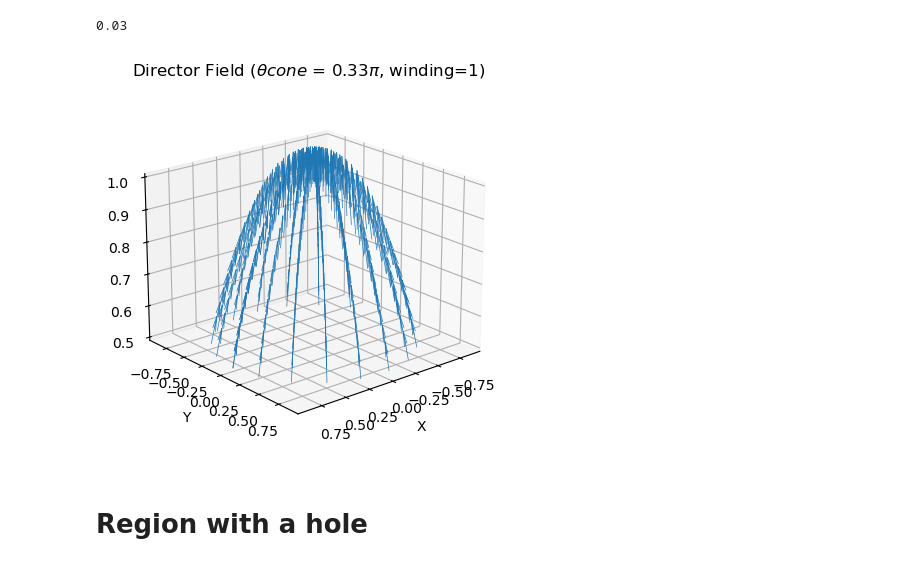
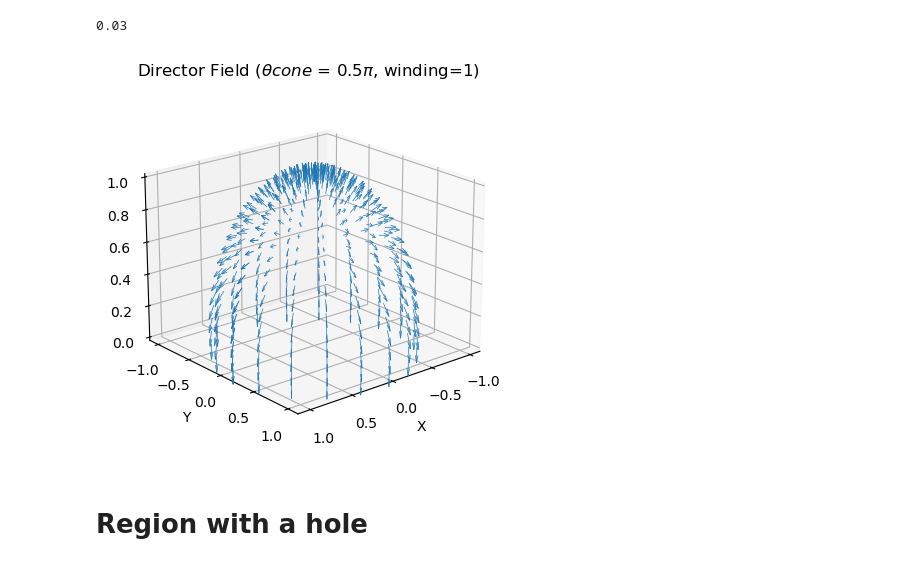
Before and after one commit to Chayush123/MasterThesis, a Jupyter notebook: 3d charge calculation.ipynb, the cells around one changed output. Saved outputs shown, nothing was run; the diff lists cells and outputs as text; code cells hidden in the pictures.

Commit message:
with example of one smectic cone

```diff
--- a/3d charge calculation.ipynb
+++ b/3d charge calculation.ipynb
@@ -41,6 +41,10 @@ def th(X: np.ndarray):
     """Returns the polar angle theta at point X on the unit sphere theta."""
     return np.arccos(X[2]/np.sqrt(X[0]**2 + X[1]**2 + X[2]**2))
 
+def phi(X: np.ndarray):
+    """Returns the azimuthal angle phi at point X on the unit sphere."""
+    return np.arctan2(X[1], X[0])
+
 def ncone(X: np.ndarray, w) -> np.ndarray:
     """Returns the director n on the boundary of the cone at point X on the unit sphere.
     Args:
@@ -51,15 +55,9 @@ def ncone(X: np.ndarray, w) -> np.ndarray:
         n = cos(w*phi)*vt + sin(w*phi)*vr
         where phi = arctan2(y,x)
 
-        if x=0 then we separate fo different cases"""
-    if X[0] == 0 and X[1] == 0:
-        return np.zeros(3)
-    elif X[0] == 0 and X[1] > 0:
-        return np.cos(w * np.pi / 2) * vt(X) + np.sin(w * np.pi / 2) * vr(X)
-    elif X[0] == 0 and X[1] < 0:
-        return np.cos(w * np.pi / 2) * vt(X) - np.sin(w * np.pi / 2) * vr(X)
-    else:
-        return np.cos(w * np.arctan2(X[1], X[0])) * vt(X) + np.sin(w * np.arctan2(X[1], X[0])) * vr(X)
+        np need to separate to defferent cases since arctan2 can handle x=0 case"""
+
+    return np.cos(w * np.arctan2(X[1], X[0])) * vt(X) + np.sin(w * np.arctan2(X[1], X[0])) * vr(X)
 
 def smectic_director(X):
     """ Returns the smectic director field at point X on the unit sphere. In north pole +Z direcrtion"""
@@ -78,6 +76,8 @@ def nhat(X, thetacone: float, w=2, smectic_case = False, radial_case = False, ex
         # n = np.cos(th(X) * np.pi/(2 * thetacone)) * vr(X) + np.sin(th(X) * np.pi/(2 * thetacone)) * smectic_director(X)
     elif radial_case:
         n = np.sin(4 * th(X)) * X + np.cos(4 * th(X)) * X
+    elif example_case:
+        n = np.array([np.cos(phi(X)) * np.sin(2 * th(X)), np.sin(phi(X)) * np.sin(2 * th(X)), np.cos(2 * th(X))])
     else:
         n = th(X) * ncone(X, w) + (thetacone - th(X)) * np.array([0, 0, 1]) # added a smooth term that vanishes at the boundary (thetacone)
     return n / np.linalg.norm(n)
@@ -227,7 +228,7 @@ smectic_result
 qdown = charge()
 # %%
 #visualization of the director field on the sphere
-def plot_vector_field(thetacone=np.pi/4, winding=1, num_points=20, smectic_case=False, radial_case=False):
+def plot_vector_field(thetacone=np.pi/4, winding=1, num_points=20, smectic_case=False, radial_case=False, example_case = False):
     """Plot the director field on a cap of the sphere."""
     fig = plt.figure()
     ax = fig.add_subplot(111, projection='3d')
@@ -250,7 +251,7 @@ def plot_vector_field(thetacone=np.pi/4, winding=1, num_points=20, smectic_case=
     for i in range(num_points):
         for j in range(num_points):
             point = np.array([x[i,j], y[i,j], z[i,j]])
-            n = nhat(point, thetacone, winding, smectic_case,radial_case)
+            n = nhat(point, thetacone, winding, smectic_case,radial_case, example_case)
 
             u[i,j], v[i,j], w[i,j] = n
 
@@ -280,9 +281,9 @@ def plot_vector_field(thetacone=np.pi/4, winding=1, num_points=20, smectic_case=
     ax.set_title(rf'Director Field ($\theta cone$ = {np.round(thetacone/np.pi, 2)}$\pi$, winding={winding})')
     plt.show()
 # %%
-plot_vector_field(thetacone=np.pi/3, smectic_case=True)
+plot_vector_field(thetacone=np.pi/2, example_case=True)
 # %% [output]
-[figure, old version]
+[figure, new version]
 # %% [markdown]
 # Region with a hole
 # %%
```
Also changed, not shown: parts of 5 cells of this notebook.
